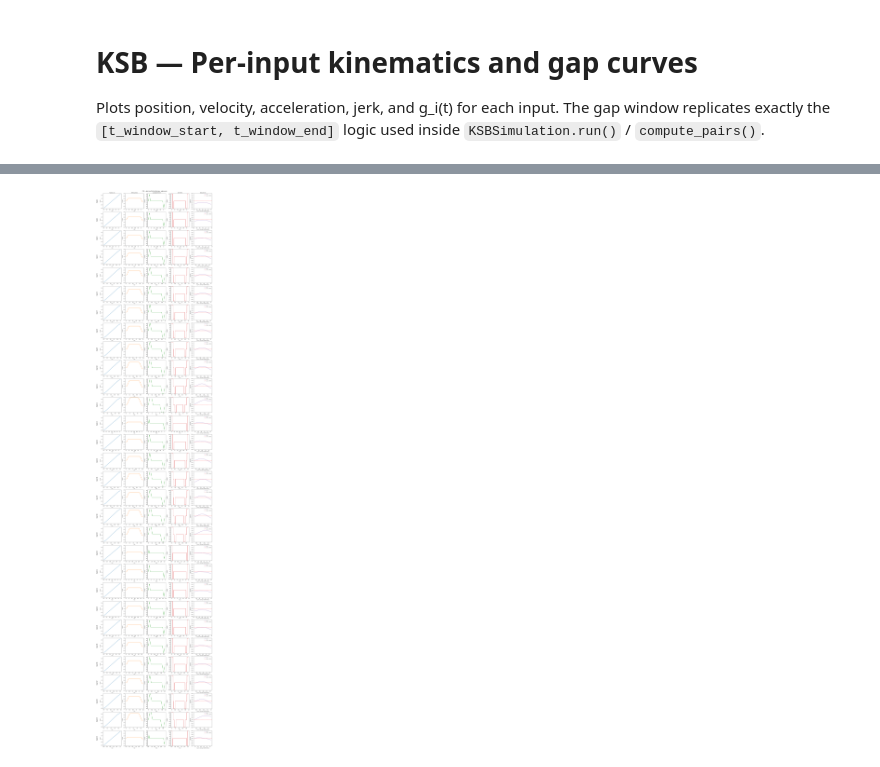
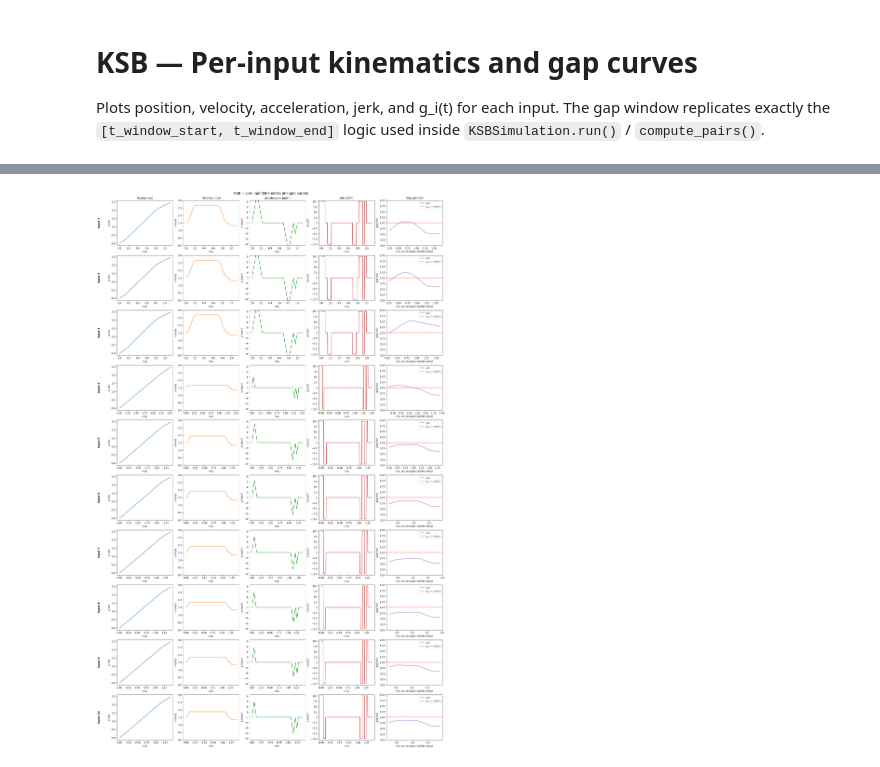
Before and after one commit to JvPost/Portfolio, a Jupyter notebook: ksb/notebooks/plot_inputs.ipynb, the cells around one changed output, grey strips where cells are left out. Cells and saved outputs as stored; diff of their text form; code cells hidden in the pictures.

```diff
--- a/ksb/notebooks/plot_inputs.ipynb
+++ b/ksb/notebooks/plot_inputs.ipynb
@@ -138,11 +138,16 @@ def plot_inputs(result: SimulationResult, N: int, n_samples: int = 500, i_start=
         axes[0, col].set_title(label, fontsize=11)
 
     for i in range(N):
-        sb_traj = result.buffer_trajectories[i + i_start]
+        # buff_traj = result.buffer_trajectories[i + i_start]
+        buff_traj = result.composite_trajectories[i + i_start].segments[1]
+        reg_traj = result.composite_trajectories[i + i_start].segments[2]
+        combinened_traj = CompositeTrajectory(0, buff_traj.T + reg_traj.T,
+                                              segments=(buff_traj, reg_traj))
+
 
         # ── Kinematics (buffer segment only) ────────────────────────
-        t = np.linspace(0.0, sb_traj.T, n_samples)
-        states = sb_traj.eval(t)   # shape (3, n_samples)
+        t = np.linspace(0.0, combinened_traj.T, n_samples)
+        states = combinened_traj.eval(t)   # shape (3, n_samples)
 
         axes[i, 0].annotate(
             f'Input {i + i_start + 1}',
@@ -168,7 +173,7 @@ def plot_inputs(result: SimulationResult, N: int, n_samples: int = 500, i_start=
         axes[i, 2].set_ylim(-cfg['Amax'],cfg['Amax'])
 
         # col 3 — jerk (dispatch per segment type; blank if unsupported)
-        jerk = eval_jerk(sb_traj, t)
+        jerk = eval_jerk(combinened_traj, t)
         if jerk is not None:
             axes[i, 3].plot(t, jerk, color='C3')
             axes[i, 3].set_xlabel('t (s)')
@@ -250,4 +256,4 @@ print(result.skip_indices + 1)
 # %%
-fig = plot_inputs(result, N=30, i_start=0)
+fig = plot_inputs(result, N=10, i_start=0)
 # %% [output]
-[figure, old version]
+[figure, new version]
```
Also changed, not shown: parts of 2 cells of this notebook, 5 other files.
